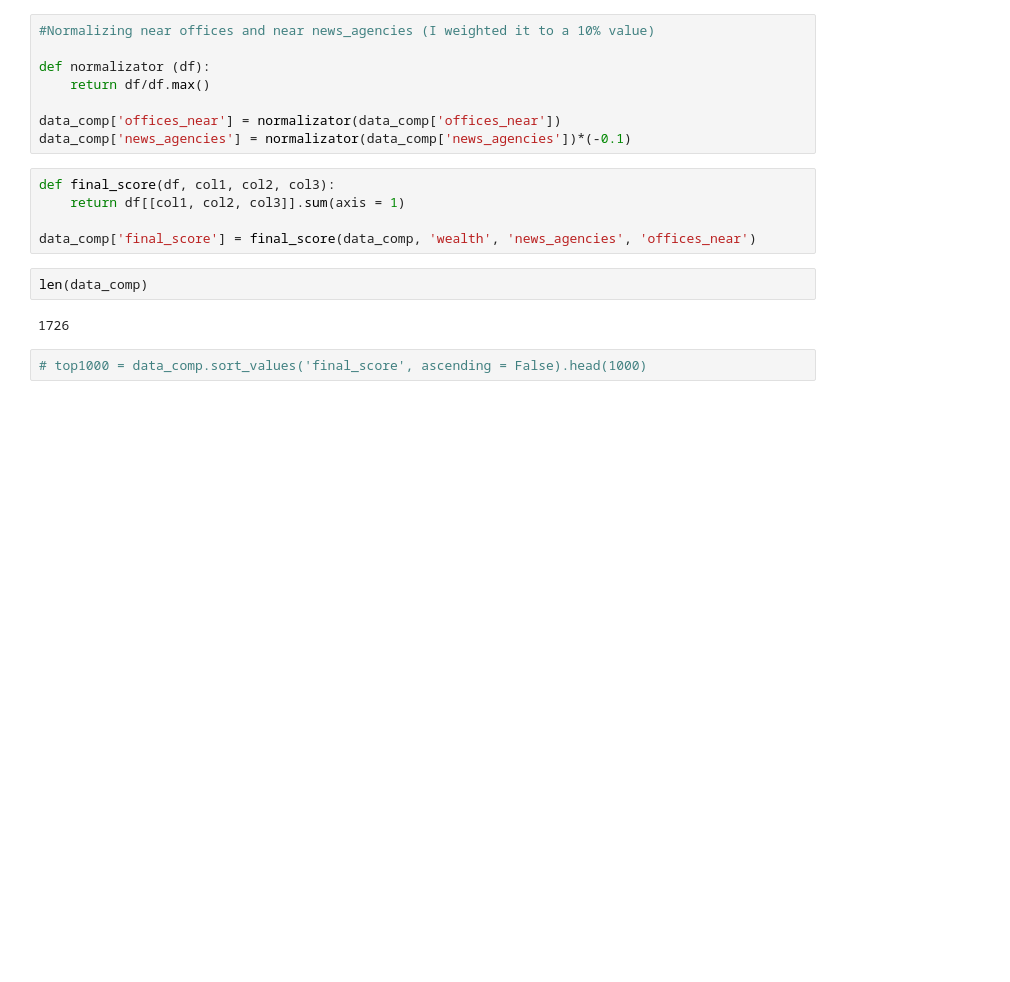
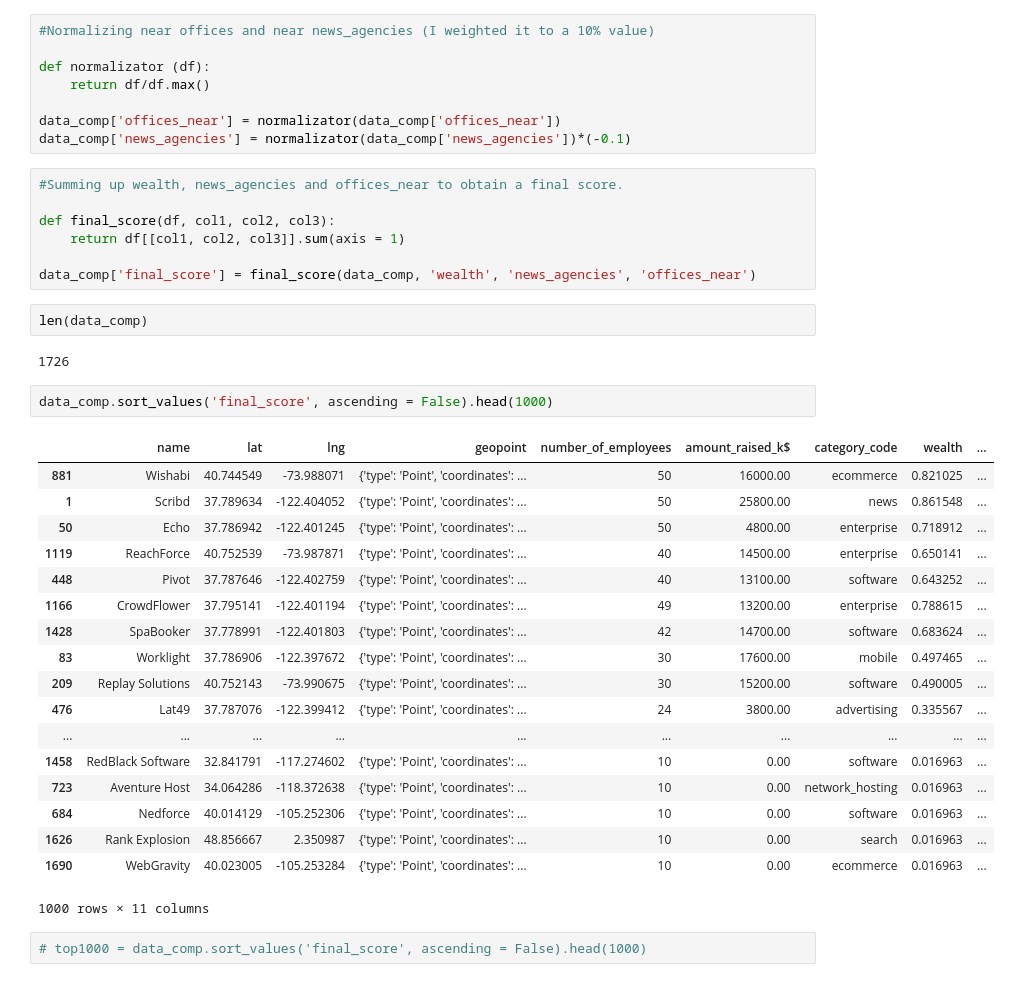
Before and after one commit to aiborra11/Geoquery-project, a Jupyter notebook: My-code/Geo.ipynb, the cells around one changed output. Saved outputs shown, nothing was run; the diff lists cells and outputs as text; blank space fills up the shorter version.

```diff
--- a/My-code/Geo.ipynb
+++ b/My-code/Geo.ipynb
@@ -90,6 +90,8 @@ def normalizator (df):
 data_comp['offices_near'] = normalizator(data_comp['offices_near'])
 data_comp['news_agencies'] = normalizator(data_comp['news_agencies'])*(-0.1)
 # %%
+#Summing up wealth, news_agencies and offices_near to obtain a final score.
+
 def final_score(df, col1, col2, col3):
     return df[[col1, col2, col3]].sum(axis = 1)
 
@@ -98,6 +100,27 @@ data_comp['final_score'] = final_score(data_comp, 'wealth', 'news_agencies', 'of
 len(data_comp)
 # %% [output]
 1726
+# %%
+data_comp.sort_values('final_score', ascending = False).head(1000)
+# %% [output]
+|  | name | lat | lng | geopoint | number_of_employees | amount_raised_k$ | category_code | wealth | ... |
+| 881 | Wishabi | 40.744549 | -73.988071 | {'type': 'Point', 'coordinates': ... | 50 | 16000.00 | ecommerce | 0.821025 | ... |
+| 1 | Scribd | 37.789634 | -122.404052 | {'type': 'Point', 'coordinates': ... | 50 | 25800.00 | news | 0.861548 | ... |
+| 50 | Echo | 37.786942 | -122.401245 | {'type': 'Point', 'coordinates': ... | 50 | 4800.00 | enterprise | 0.718912 | ... |
+| 1119 | ReachForce | 40.752539 | -73.987871 | {'type': 'Point', 'coordinates': ... | 40 | 14500.00 | enterprise | 0.650141 | ... |
+| 448 | Pivot | 37.787646 | -122.402759 | {'type': 'Point', 'coordinates': ... | 40 | 13100.00 | software | 0.643252 | ... |
+| 1166 | CrowdFlower | 37.795141 | -122.401194 | {'type': 'Point', 'coordinates': ... | 49 | 13200.00 | enterprise | 0.788615 | ... |
+| 1428 | SpaBooker | 37.778991 | -122.401803 | {'type': 'Point', 'coordinates': ... | 42 | 14700.00 | software | 0.683624 | ... |
+| 83 | Worklight | 37.786906 | -122.397672 | {'type': 'Point', 'coordinates': ... | 30 | 17600.00 | mobile | 0.497465 | ... |
+| 209 | Replay Solutions | 40.752143 | -73.990675 | {'type': 'Point', 'coordinates': ... | 30 | 15200.00 | software | 0.490005 | ... |
+| 476 | Lat49 | 37.787076 | -122.399412 | {'type': 'Point', 'coordinates': ... | 24 | 3800.00 | advertising | 0.335567 | ... |
+| ... | ... | ... | ... | ... | ... | ... | ... | ... | ... |
+| 1458 | RedBlack Software | 32.841791 | -117.274602 | {'type': 'Point', 'coordinates': ... | 10 | 0.00 | software | 0.016963 | ... |
+| 723 | Aventure Host | 34.064286 | -118.372638 | {'type': 'Point', 'coordinates': ... | 10 | 0.00 | network_hosting | 0.016963 | ... |
+| 684 | Nedforce | 40.014129 | -105.252306 | {'type': 'Point', 'coordinates': ... | 10 | 0.00 | software | 0.016963 | ... |
+| 1626 | Rank Explosion | 48.856667 | 2.350987 | {'type': 'Point', 'coordinates': ... | 10 | 0.00 | search | 0.016963 | ... |
+| 1690 | WebGravity | 40.023005 | -105.253284 | {'type': 'Point', 'coordinates': ... | 10 | 0.00 | ecommerce | 0.016963 | ... |
+1000 rows × 11 columns
 # %%
 # top1000 = data_comp.sort_values('final_score', ascending = False).head(1000)
 # %%
```
